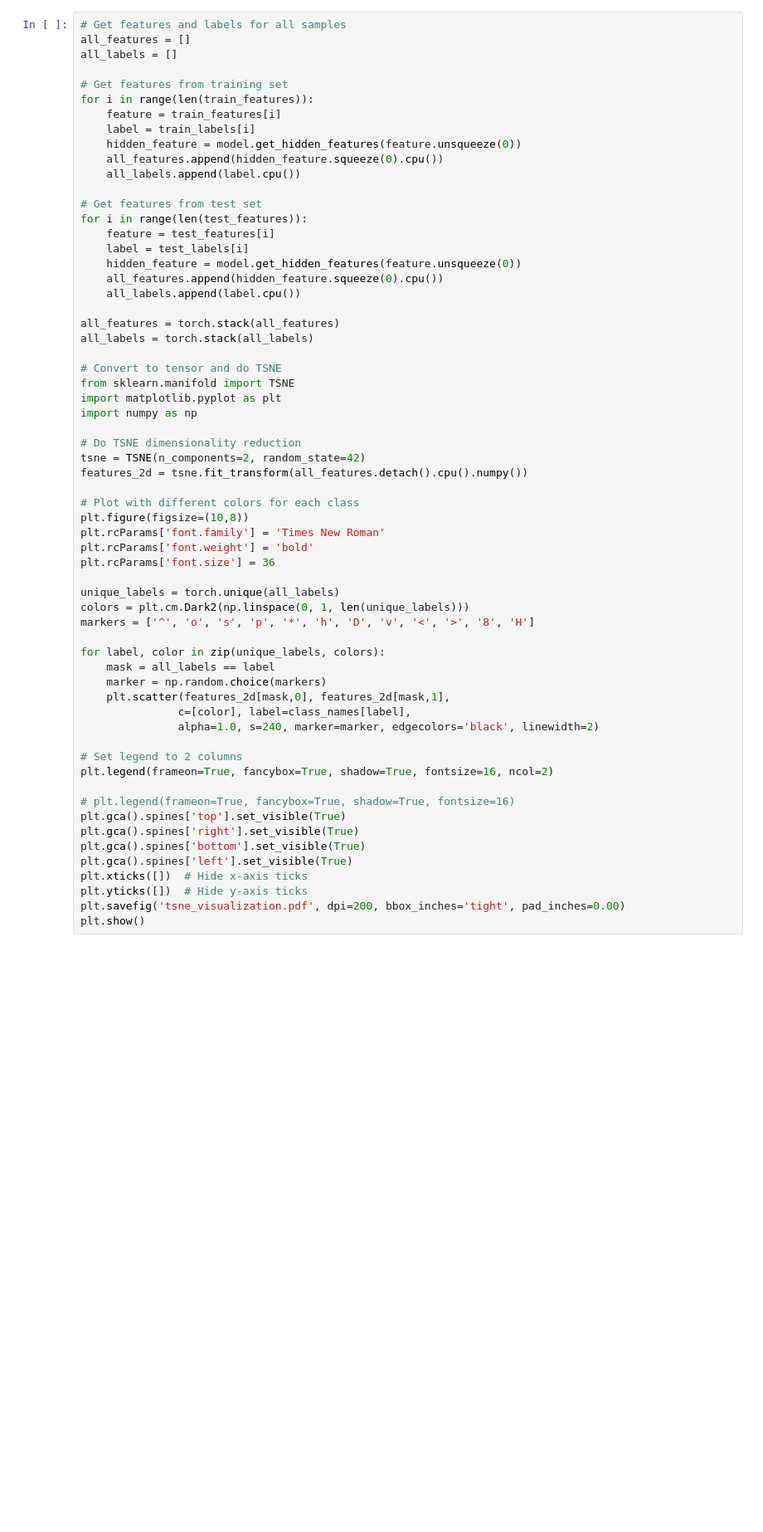
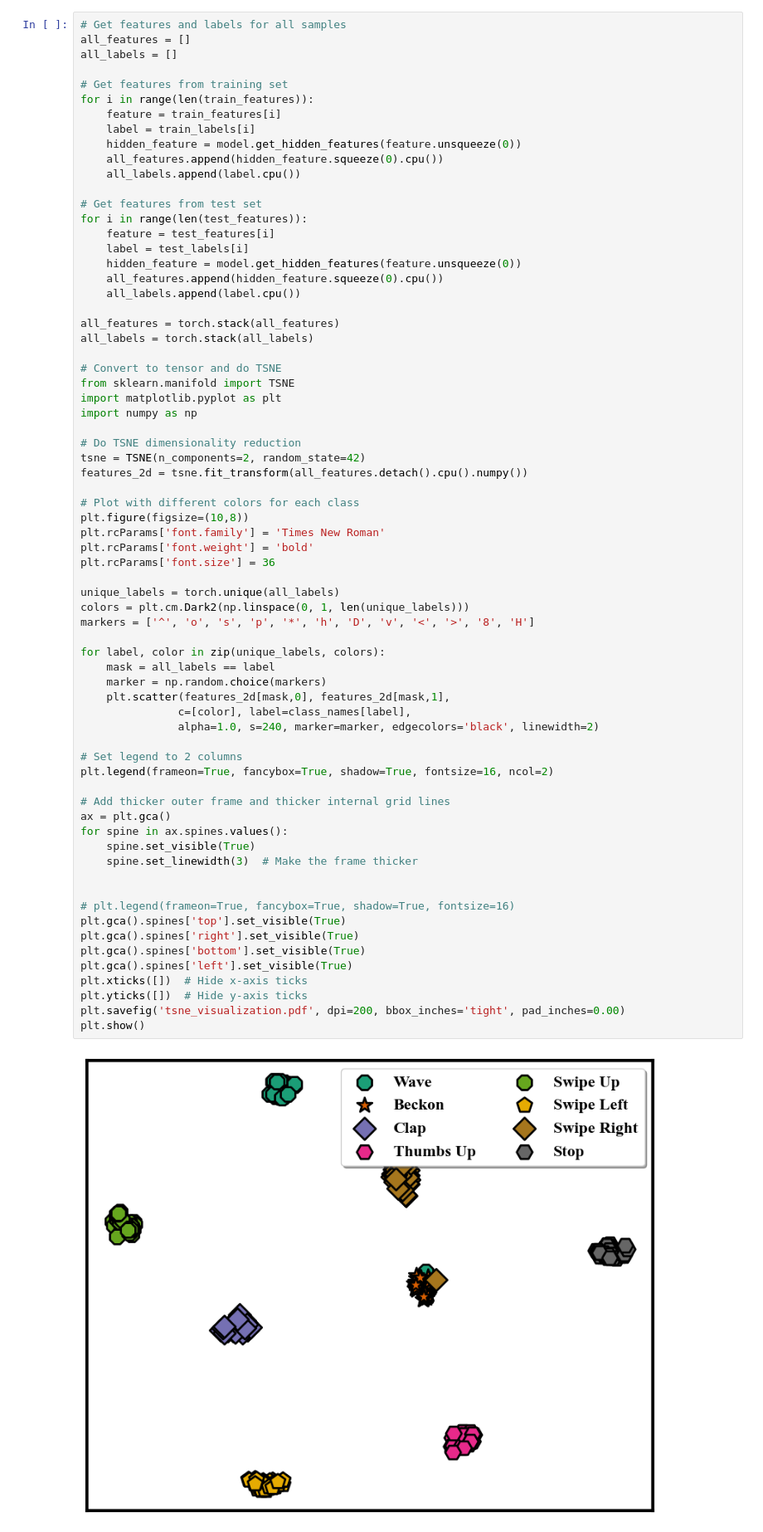
Before and after one commit to luckyyf0517/mmPRISM, a Jupyter notebook: view_distribution.ipynb, the cells around one changed output. Shown: that part at 83% size. Saved outputs shown, nothing was run; the diff lists cells and outputs as text; blank space fills up the shorter version.

```diff
--- a/view_distribution.ipynb
+++ b/view_distribution.ipynb
@@ -310,30 +332,39 @@ features_2d = tsne.fit_transform(all_features.detach().cpu().numpy())
 
 # Plot with different colors for each class
 plt.figure(figsize=(10,8))
 plt.rcParams['font.family'] = 'Times New Roman'
 plt.rcParams['font.weight'] = 'bold'
 plt.rcParams['font.size'] = 36
 
 unique_labels = torch.unique(all_labels)
 colors = plt.cm.Dark2(np.linspace(0, 1, len(unique_labels)))
 markers = ['^', 'o', 's', 'p', '*', 'h', 'D', 'v', '<', '>', '8', 'H']
 
 for label, color in zip(unique_labels, colors):
     mask = all_labels == label
     marker = np.random.choice(markers)
     plt.scatter(features_2d[mask,0], features_2d[mask,1],
                c=[color], label=class_names[label],
                alpha=1.0, s=240, marker=marker, edgecolors='black', linewidth=2)
 
 # Set legend to 2 columns
 plt.legend(frameon=True, fancybox=True, shadow=True, fontsize=16, ncol=2)
 
+# Add thicker outer frame and thicker internal grid lines
+ax = plt.gca()
+for spine in ax.spines.values():
+    spine.set_visible(True)
+    spine.set_linewidth(3)  # Make the frame thicker
+
+
 # plt.legend(frameon=True, fancybox=True, shadow=True, fontsize=16)
 plt.gca().spines['top'].set_visible(True)
 plt.gca().spines['right'].set_visible(True)
 plt.gca().spines['bottom'].set_visible(True)
 plt.gca().spines['left'].set_visible(True)
 plt.xticks([])  # Hide x-axis ticks
 plt.yticks([])  # Hide y-axis ticks
 plt.savefig('tsne_visualization.pdf', dpi=200, bbox_inches='tight', pad_inches=0.00)
 plt.show()
+# %% [output]
+[figure, added]
```
Also changed, not shown: parts of 2 cells of this notebook, 38 other files.
